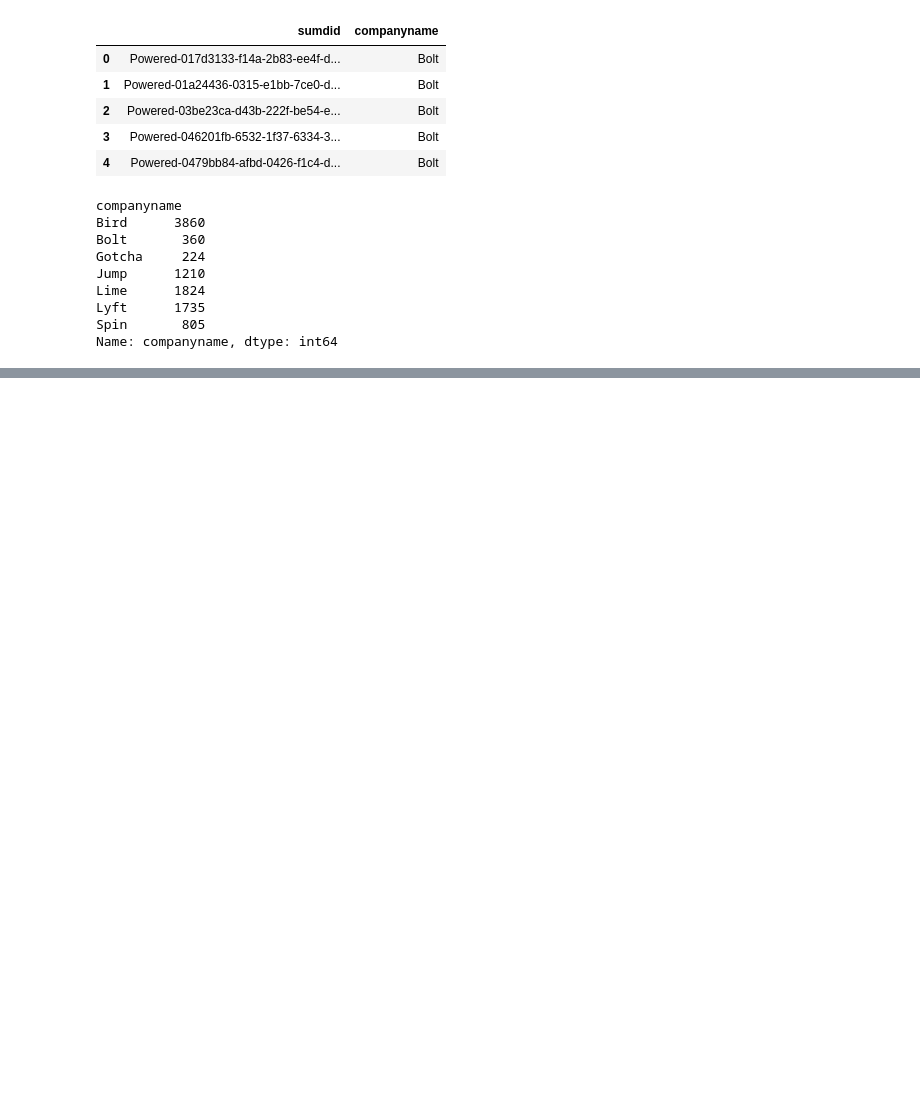
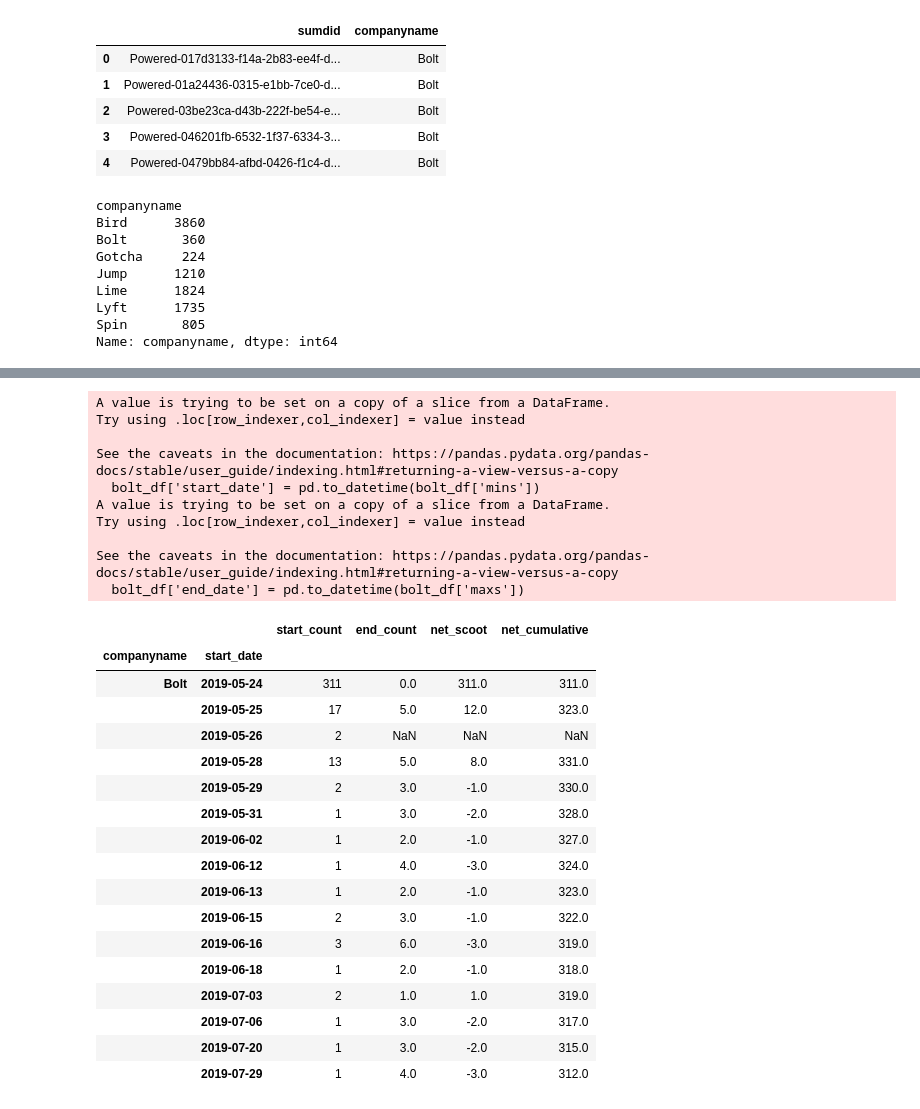
Before and after one commit to NSS-Data-Analytics-Cohort-8/scooter-partner1-yo_dawg_i_heard_you_liked_queries, a Jupyter notebook: notebooks/scooters.ipynb, the cells around one changed output, grey strips where cells are left out. Drawn from its saved outputs; the diff is of its cells as text; code cells hidden in the pictures; blank space fills up the shorter version.

```diff
--- a/notebooks/scooters.ipynb
+++ b/notebooks/scooters.ipynb
@@ -258,0 +389,46 @@ company_scooters_time.head()
+# %%
+bolt_df['start_date'] = pd.to_datetime(bolt_df['mins'])
+bolt_df['end_date'] = pd.to_datetime(bolt_df['maxs'])
+
+bolt_trips_df = bolt_df.groupby([
+    bolt_df['companyname'],
+    bolt_df['start_date'].dt.date]).size().to_frame('start_count')
+
+bolt_trips_df['end_count'] = bolt_df.groupby([
+    bolt_df['companyname'],
+    bolt_df['end_date'].dt.date]).size().shift(1).fillna(0).to_frame('end_count')
+
+bolt_trips_df['net_scoot'] = bolt_trips_df['start_count'] - bolt_trips_df['end_count']
+
+
+bolt_trips_df['net_cumulative'] = bolt_trips_df.groupby('companyname')['net_scoot'].cumsum()
+bolt_trips_df
+# %% [output]
+A value is trying to be set on a copy of a slice from a DataFrame.
+Try using .loc[row_indexer,col_indexer] = value instead
+
+See the caveats in the documentation: https://pandas.pydata.org/pandas-docs/stable/user_guide/indexing.html#returning-a-view-versus-a-copy
+  bolt_df['start_date'] = pd.to_datetime(bolt_df['mins'])
+A value is trying to be set on a copy of a slice from a DataFrame.
+Try using .loc[row_indexer,col_indexer] = value instead
+
+See the caveats in the documentation: https://pandas.pydata.org/pandas-docs/stable/user_guide/indexing.html#returning-a-view-versus-a-copy
+  bolt_df['end_date'] = pd.to_datetime(bolt_df['maxs'])
+|  |  | start_count | end_count | net_scoot | net_cumulative |
+| companyname | start_date |  |  |  |  |
+| Bolt | 2019-05-24 | 311 | 0.0 | 311.0 | 311.0 |
+|  | 2019-05-25 | 17 | 5.0 | 12.0 | 323.0 |
+|  | 2019-05-26 | 2 | NaN | NaN | NaN |
+|  | 2019-05-28 | 13 | 5.0 | 8.0 | 331.0 |
+|  | 2019-05-29 | 2 | 3.0 | -1.0 | 330.0 |
+|  | 2019-05-31 | 1 | 3.0 | -2.0 | 328.0 |
+|  | 2019-06-02 | 1 | 2.0 | -1.0 | 327.0 |
+|  | 2019-06-12 | 1 | 4.0 | -3.0 | 324.0 |
+|  | 2019-06-13 | 1 | 2.0 | -1.0 | 323.0 |
+|  | 2019-06-15 | 2 | 3.0 | -1.0 | 322.0 |
+|  | 2019-06-16 | 3 | 6.0 | -3.0 | 319.0 |
+|  | 2019-06-18 | 1 | 2.0 | -1.0 | 318.0 |
+|  | 2019-07-03 | 2 | 1.0 | 1.0 | 319.0 |
+|  | 2019-07-06 | 1 | 3.0 | -2.0 | 317.0 |
+|  | 2019-07-20 | 1 | 3.0 | -2.0 | 315.0 |
+|  | 2019-07-29 | 1 | 4.0 | -3.0 | 312.0 |
```
Also changed, not shown: parts of 47 cells of this notebook.
